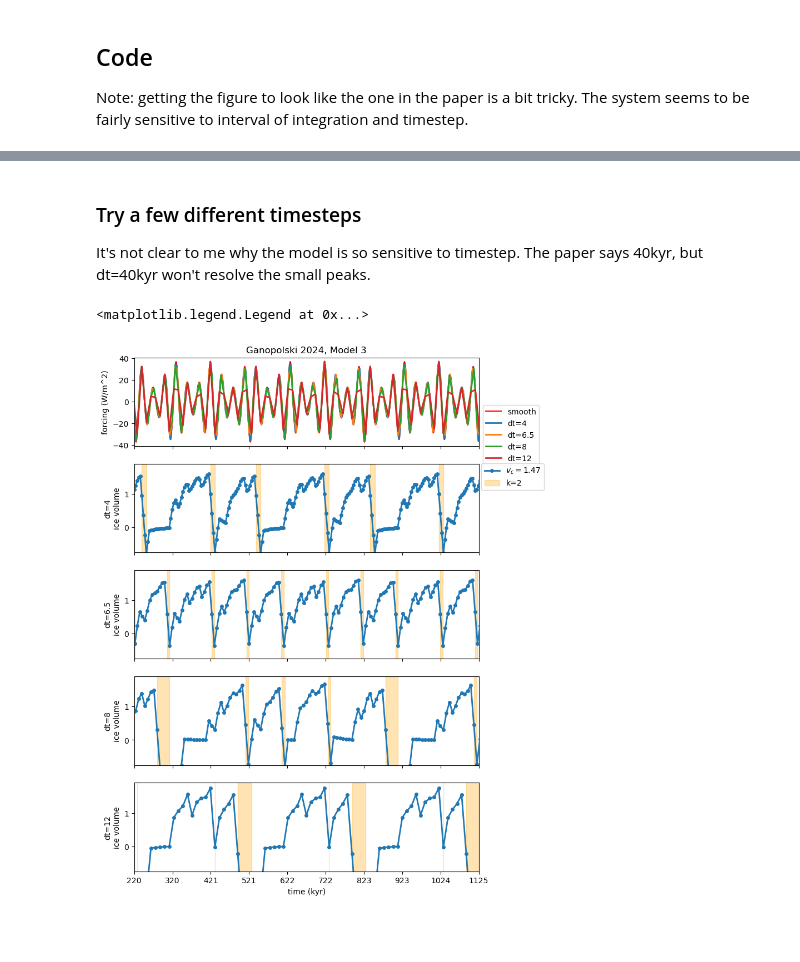
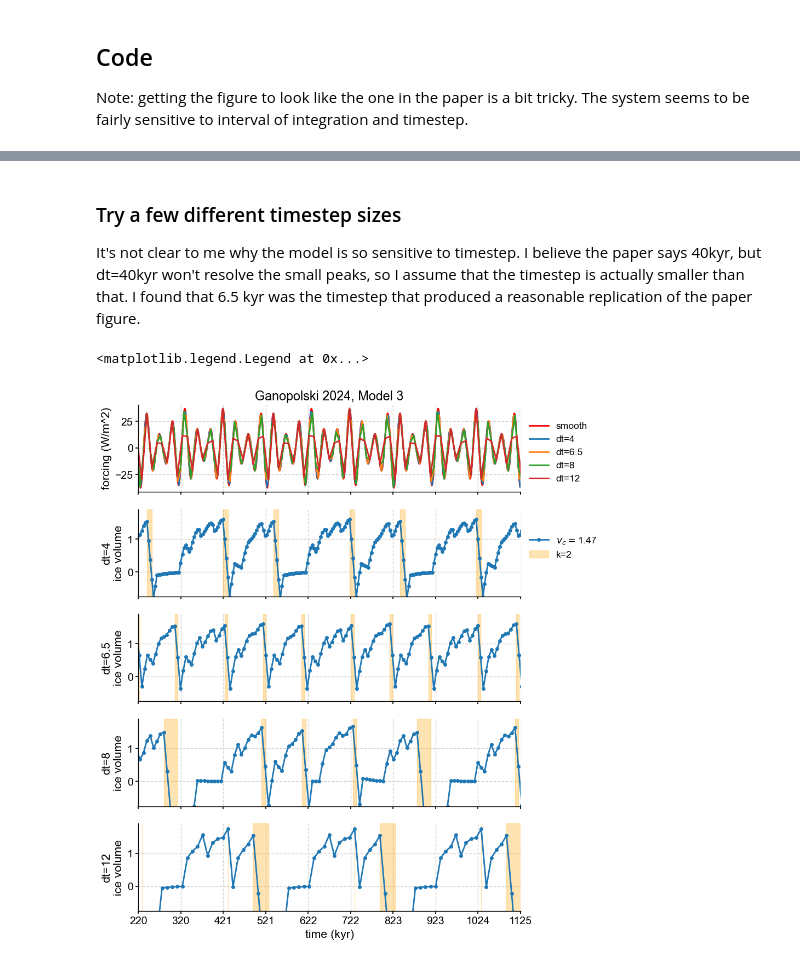
Before and after one commit to LinkedEarth/PaleoBeasts, a Jupyter notebook: notebooks/Ganopolski2024_demo.ipynb, the cells around one changed output, grey strips where cells are left out. Saved outputs shown, nothing was run; the diff lists cells and outputs as text; code cells hidden in the pictures; blank space fills up the shorter version.

```diff
--- a/notebooks/Ganopolski2024_demo.ipynb
+++ b/notebooks/Ganopolski2024_demo.ipynb
@@ -116,5 +122,5 @@ t1 = 30 #relaxation timescale for glacial inception
 t2 = 10 #relaxation timescale for deglaciation
 # %%
 # Initialize the model
-model3 = Model3(forcing=g24_forcing, var_name='ice volume', vc=vc, f1=f1, f2=f2, t1=t1, t2=t2)
-model3.dfdt = (calc_df)
+model3 = g24.Model3(forcing=g24_forcing, var_name='ice volume', vc=vc, f1=f1, f2=f2, t1=t1, t2=t2)
+model3.dfdt = (g24.calc_df)
@@ -132,4 +126,0 @@ model3.state_variables=[[k_init]]
-# %%
-# Initialize the solver with chosen method
-model3_euler = Solver(model3, method='euler', t_span=(t0, tend), y0=[v_init], kwargs={'dt':delta_t})
-model3_euler.integrate()
@@ -204,19 +127,19 @@ plt.savefig('figures/g24_model3_euler_vc1p47.png')
 # %% [markdown]
-### Try a few different timesteps
-It's not clear to me why the model is so sensitive to timestep. The paper says 40kyr, but dt=40kyr won't resolve the small peaks.
+### Try a few different timestep sizes
+It's not clear to me why the model is so sensitive to timestep. I believe the paper says 40kyr, but dt=40kyr won't resolve the small peaks, so I assume that the timestep is actually smaller than that. I found that 6.5 kyr was the timestep that produced a reasonable replication of the paper figure.
 # %%
 length = 1200 #length of simulation in kyr
-t0 = 0 #start time
-tend = t0+length #end time
+t_i = 0 #start time
+t_f = t_i+length #end time
 delta_ts=[4, 6.5, 8, 12] #timestep
 
-v_init= 0 #initial ice volume
-k_init = 1 #initial state
+v_i= 0 #initial ice volume
+k_i = 1 #initial state
 # %%
+# Initialize the model
 euler_model3s = {}
 for dt in delta_ts:
-    model3.state_variables=[[k_init]]
-    model3_euler = Solver(model3, method='euler', t_span=(t0, tend), y0=[v_init], kwargs={'dt':dt})
+    model3_euler = pb.Solver(copy(model3), method='euler', t_span=(t_i, t_f), y0=[v_i, k_i], kwargs={'dt':dt})
     model3_euler.integrate()
     euler_model3s[dt]=model3_euler
 # %%
@@ -229,67 +152,58 @@ t_range = np.arange(max(model_sol.solution.t)-start_kya, max(model_sol.solution.
 ticks = np.linspace(max(model_sol.solution.t)-start_kya, max(model_sol.solution.t)-end_kya, 10)  # Generate 6 ticks from 800 to 3000
 tick_labels = [str(int(tick)) for tick in ticks]  # Calculate labels 800 to 0
 
-fig, ax = plt.subplots(len(model_sols)+1, 1, sharex=True, figsize=(8, 12))
+fig, ax = plt.subplots(len(delta_ts)+1, 1, sharex=True, figsize=(9, 12))
 
 for ik, dt in enumerate(delta_ts):
     model_sol = euler_model3s[dt]
     time = model_sol.solution.t#['t_arr']
-    k_arr = model_sol.solution.y[:, 1]
-    model_sol_y = model_sol.solution.y[:,0]
+    k_arr = model_sol.model.state_variables['k']
+    model_sol_y = model_sol.model.state_variables['v']#model_sol.solution.y[:,0]
 
-    df = pd.DataFrame({'Time': time, 'k': k_arr})
-    df.sort_values('Time', inplace=True)
-    df = df[df['Time']>min(t_range)]
-
-    # Identify where 'k' changes
-    df['shifted_k'] = df['k'].shift(-1)  # Shift k values down for comparison
-    # Start of intervals
+    #DataFrame and sort by 'Time'
+    df = pd.DataFrame({'Time': time, 'k': k_arr}).sort_values('Time')
+    # Filter out data where 'Time' is less than min(t_range)
+    df = df[df['Time'] > min(t_range)]
+    # Identify where 'k' changes and calculate 'start' and 'end'
     df['start'] = (df['k'] == 2) & (df['k'].shift(1) != 2)
-    # End of intervals (note the last interval needs special handling)
-    df['end'] = (df['k'] == 2) & (df['shifted_k'] != 2)
+    df['end'] = (df['k'] == 2) & (df['k'].shift(-1) != 2)
 
     # Extract intervals
-    intervals = []
-    for _, row in df.iterrows():
-        if row['start']:
-            start_time = row['Time']
-        if row['end']:
-            end_time = row['Time']
-            intervals.append((start_time, end_time))
+    intervals = [(start, end) for start, end in zip(df.loc[df['start'], 'Time'], df.loc[df['end'], 'Time'])]
 
     # Handling case where last interval does not end within the data range
     if df.iloc[-1]['k'] == 2 and not df.iloc[-1]['end']:
-        intervals.append((start_time, df.iloc[-1]['Time']))
+        intervals.append((df.loc[df['start'], 'Time'].iloc[-1], df.iloc[-1]['Time']))
 
     model_forcing = model_sol.model.forcing.get_forcing(time)
     label=','.join([r'$v_c=$'+str(model_sol.model.vc)])
     ax[ik+1].plot(time, model_sol_y, linewidth=2, marker='o', markersize=4, label=label)
 
     if len(intervals)>0:
         for ip, interval in enumerate(intervals):
             if ip==0:
                 label='k=2'
             else:
                 label=None
             ax[ik+1].axvspan(interval[0], interval[1], color='orange', alpha=0.3, label=label)
     ax[ik+1].set_xlim([max(model_sol.solution.t)-start_kya, max(model_sol.solution.t)-end_kya])
     if ik == 1:
-        ax[ik+1].legend(bbox_to_anchor=(1.2,2.25))
+        ax[ik+1].legend(loc='upper left', bbox_to_anchor=(1,2))
     if ik == 0:
         ax[0].plot(t_range, model_sol.model.forcing.get_forcing(t_range), label='smooth', color='red')
     ax[0].plot(time, model_forcing, linewidth=2, label='dt={}'.format(dt))
 
 
     ax[0].set_ylabel('forcing (W/m^2)')
     ax[ik+1].set_xticks(ticks)
     ax[ik+1].set_ylim([-.75,1.9])
     ax[ik+1].set_ylabel('\n'.join(['dt={}'.format(dt),model_sol.model.variable_name]))
 
 ax[-1].set_xticklabels(tick_labels)
 ax[-1].set_xlabel('time (kyr)')
 ax[0].set_title('Ganopolski 2024, Model 3')
-ax[0].legend(bbox_to_anchor=(1,.51))
+ax[0].legend(loc = 'upper left', bbox_to_anchor=(1,.9))
 # plt.savefig('figures/g24_model3_euler_vc1p47.png')
 # %% [output]
 <matplotlib.legend.Legend at 0x...>
-[figure, old version]
+[figure, new version]
```
Also changed, not shown: parts of 7 cells of this notebook.
